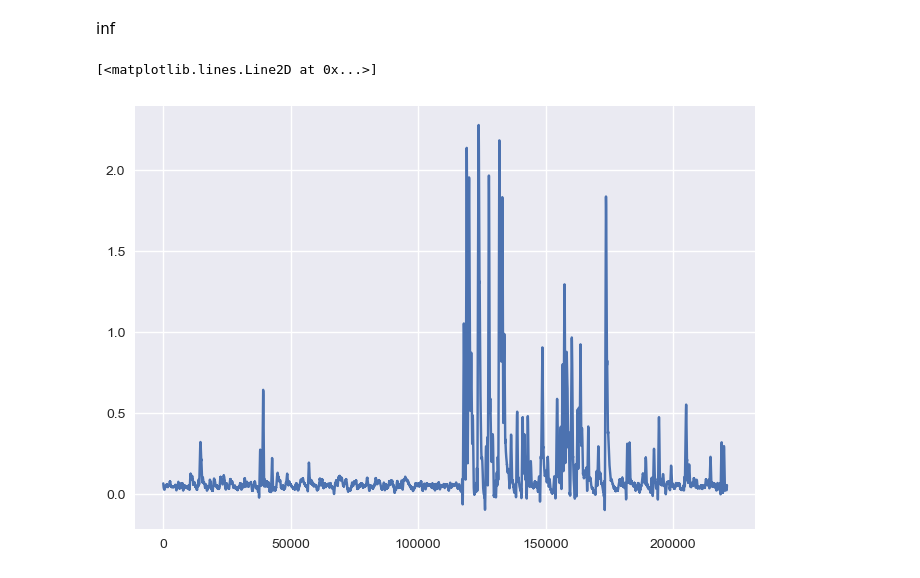
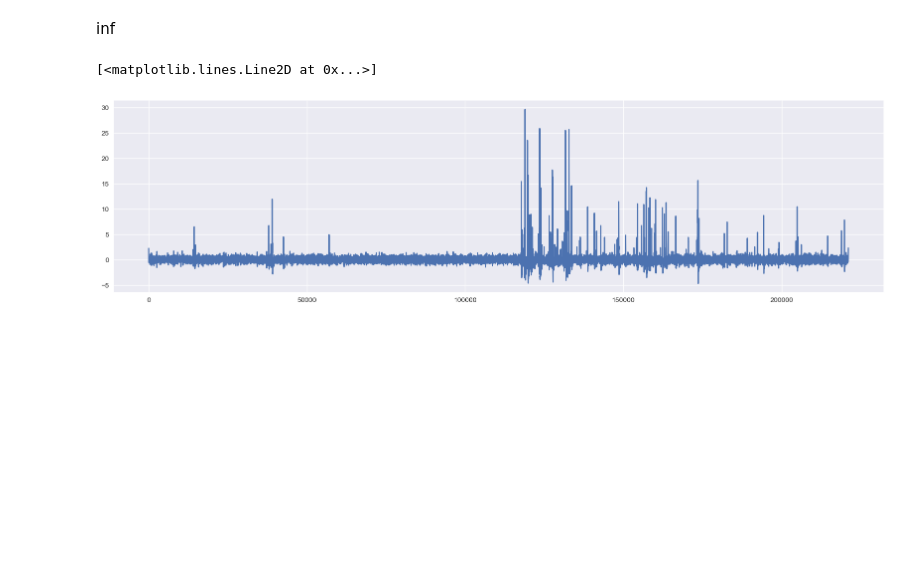
Before and after one commit to mjoudy/Cascade, a Jupyter notebook: cascade_download.ipynb, the cells around one changed output. Saved outputs shown, nothing was run; the diff lists cells and outputs as text; code cells hidden in the pictures; blank space fills up the shorter version.

```diff
--- a/cascade_download.ipynb
+++ b/cascade_download.ipynb
@@ -441,12 +441,13 @@ inf
 # %%
 import scipy.signal as sig
 # %%
-sm_signal = sig.savgol_filter(upsampled_signal, window_length=1100, deriv=0, delta=1., polyorder=5)
-sm_deriv = sig.savgol_filter(upsampled_signal, window_length=1100, deriv=1, delta=1., polyorder=5)
+sm_signal = sig.savgol_filter(upsampled_signal, window_length=100, deriv=0, delta=0.001, polyorder=3)
+sm_deriv = sig.savgol_filter(upsampled_signal, window_length=100, deriv=1, delta=0.001, polyorder=3)
 
-sm_sig = sm_signal + 2*sm_deriv
+sm_sig = sm_signal + 0.5*sm_deriv
 # %%
+plt.figure(figsize=(20, 5))
 plt.plot(sm_sig)
 # %% [output]
 [<matplotlib.lines.Line2D at 0x...>]
-[figure, old version]
+[figure, new version]
```
